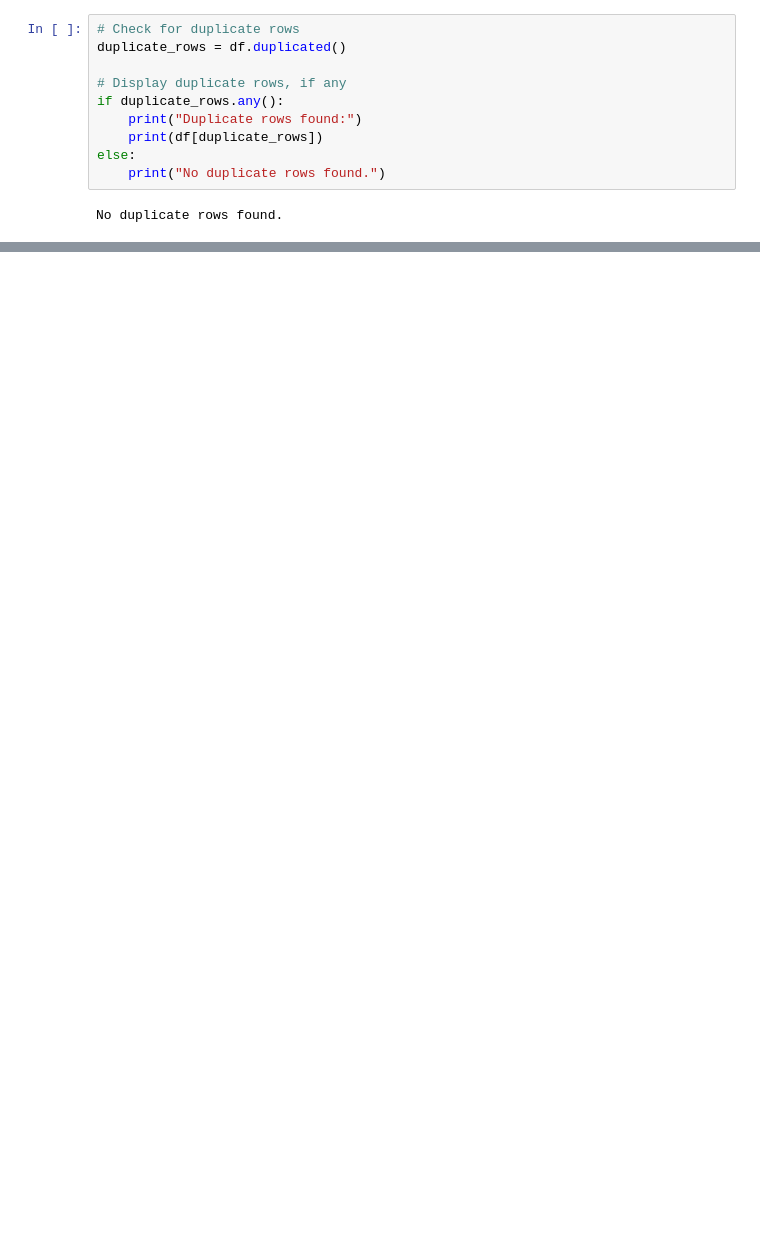
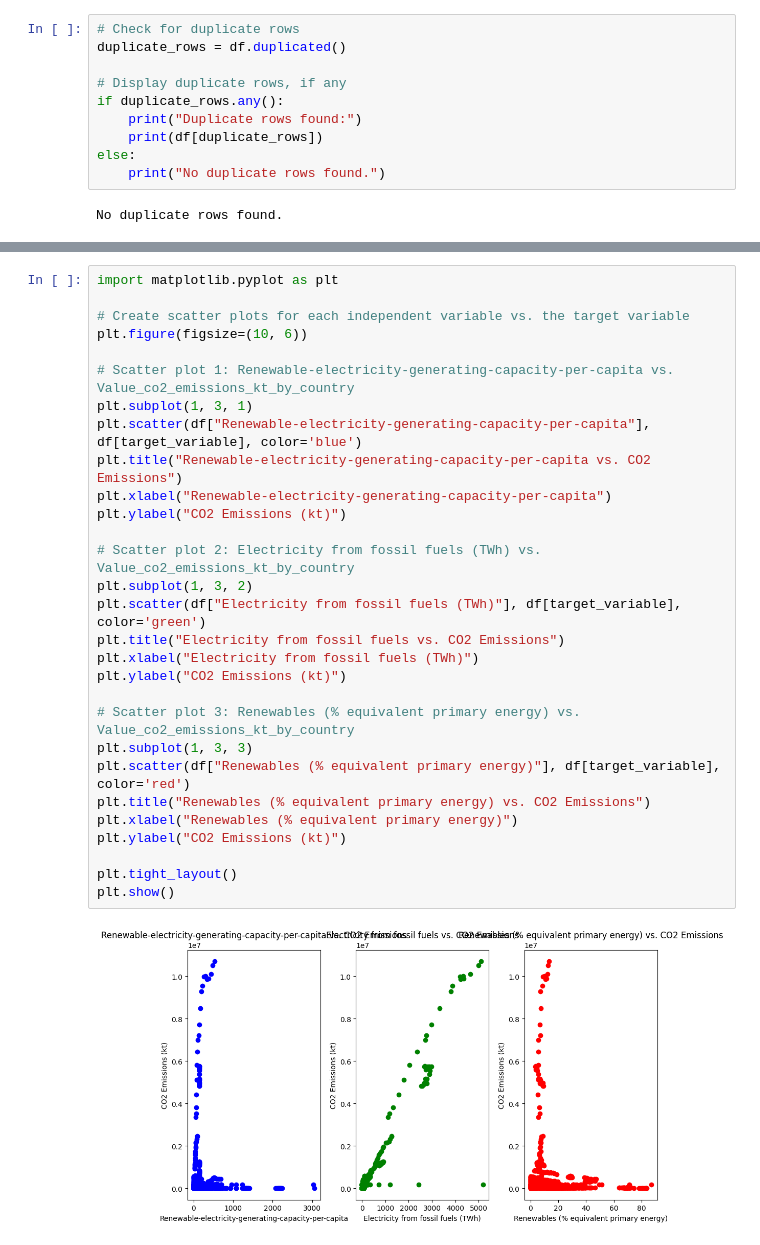
Before and after one commit to Annas-khan424/Data-visualisation, a Jupyter notebook: main.ipynb, the cells around one changed output, grey strips where cells are left out. Cells and saved outputs as stored; diff of their text form; blank space fills up the shorter version.

```diff
--- a/main.ipynb
+++ b/main.ipynb
@@ -200,0 +494,31 @@ No duplicate rows found.
+# %%
+import matplotlib.pyplot as plt
+
+# Create scatter plots for each independent variable vs. the target variable
+plt.figure(figsize=(10, 6))
+
+# Scatter plot 1: Renewable-electricity-generating-capacity-per-capita vs. Value_co2_emissions_kt_by_country
+plt.subplot(1, 3, 1)
+plt.scatter(df["Renewable-electricity-generating-capacity-per-capita"], df[target_variable], color='blue')
+plt.title("Renewable-electricity-generating-capacity-per-capita vs. CO2 Emissions")
+plt.xlabel("Renewable-electricity-generating-capacity-per-capita")
+plt.ylabel("CO2 Emissions (kt)")
+
+# Scatter plot 2: Electricity from fossil fuels (TWh) vs. Value_co2_emissions_kt_by_country
+plt.subplot(1, 3, 2)
+plt.scatter(df["Electricity from fossil fuels (TWh)"], df[target_variable], color='green')
+plt.title("Electricity from fossil fuels vs. CO2 Emissions")
+plt.xlabel("Electricity from fossil fuels (TWh)")
+plt.ylabel("CO2 Emissions (kt)")
+
+# Scatter plot 3: Renewables (% equivalent primary energy) vs. Value_co2_emissions_kt_by_country
+plt.subplot(1, 3, 3)
+plt.scatter(df["Renewables (% equivalent primary energy)"], df[target_variable], color='red')
+plt.title("Renewables (% equivalent primary energy) vs. CO2 Emissions")
+plt.xlabel("Renewables (% equivalent primary energy)")
+plt.ylabel("CO2 Emissions (kt)")
+
+plt.tight_layout()
+plt.show()
+# %% [output]
+[figure, added]
```
Also changed, not shown: parts of 17 cells of this notebook.
